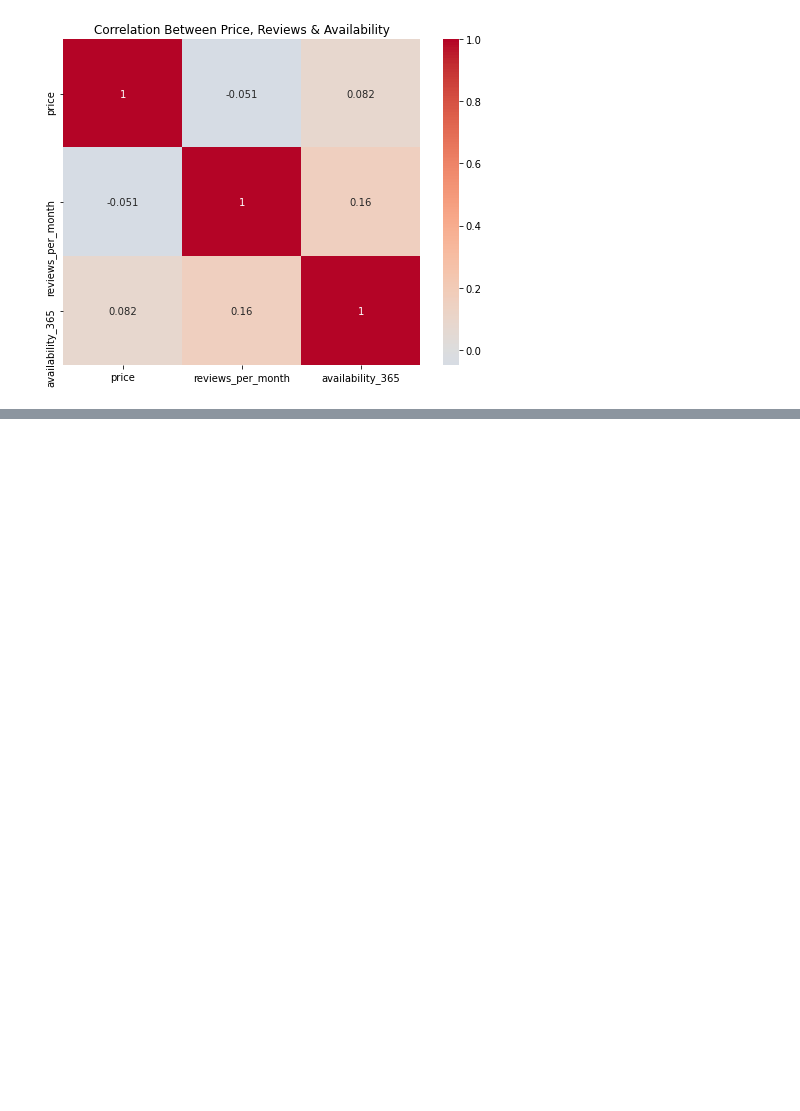
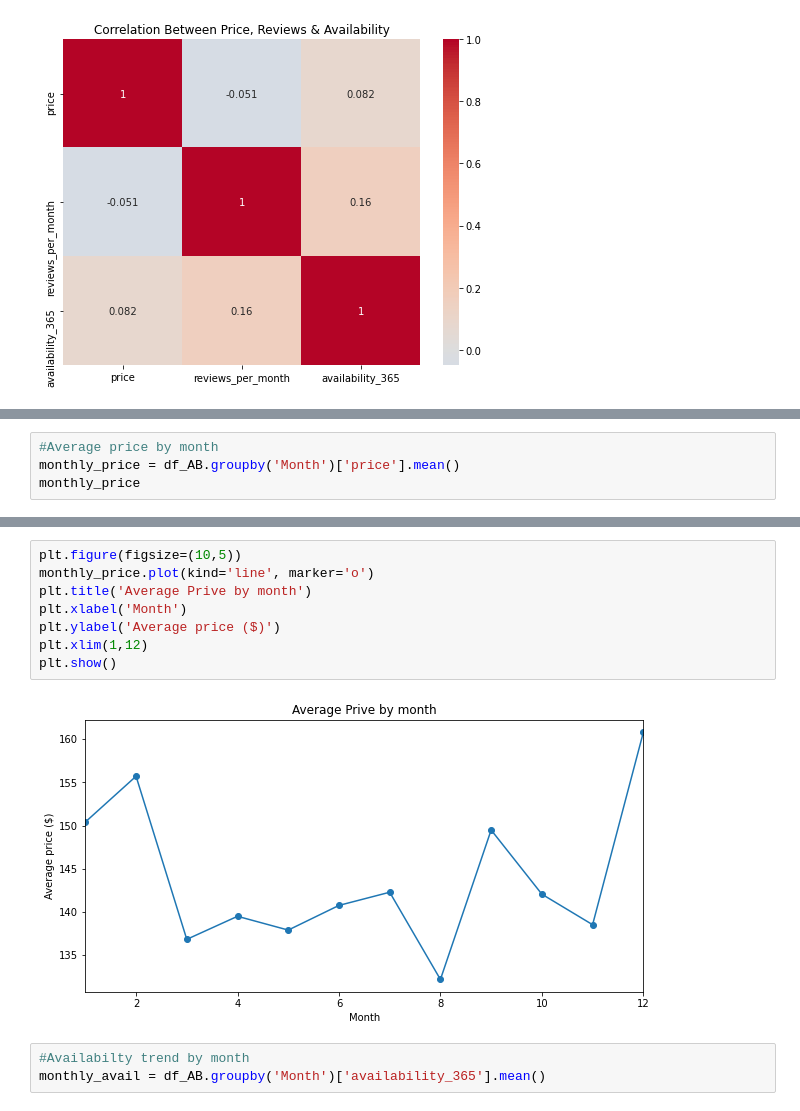
Before and after one commit to hellenmureithi/Phase-1-project, a Jupyter notebook: index.ipynb, the cells around one changed output, grey strips where cells are left out. Saved outputs shown, nothing was run; the diff lists cells and outputs as text; blank space fills up the shorter version.

Commit message:
added graphs

```diff
--- a/index.ipynb
+++ b/index.ipynb
@@ -469,0 +481,4 @@ plt.show()
+# %%
+#Average price by month
+monthly_price = df_AB.groupby('Month')['price'].mean()
+monthly_price
@@ -469,0 +500,13 @@ plt.show()
+# %%
+plt.figure(figsize=(10,5))
+monthly_price.plot(kind='line', marker='o')
+plt.title('Average Prive by month')
+plt.xlabel('Month')
+plt.ylabel('Average price ($)')
+plt.xlim(1,12)
+plt.show()
+# %% [output]
+[figure, added]
+# %%
+#Availabilty trend by month
+monthly_avail = df_AB.groupby('Month')['availability_365'].mean()
```
Also changed, not shown: parts of 4 cells of this notebook.
